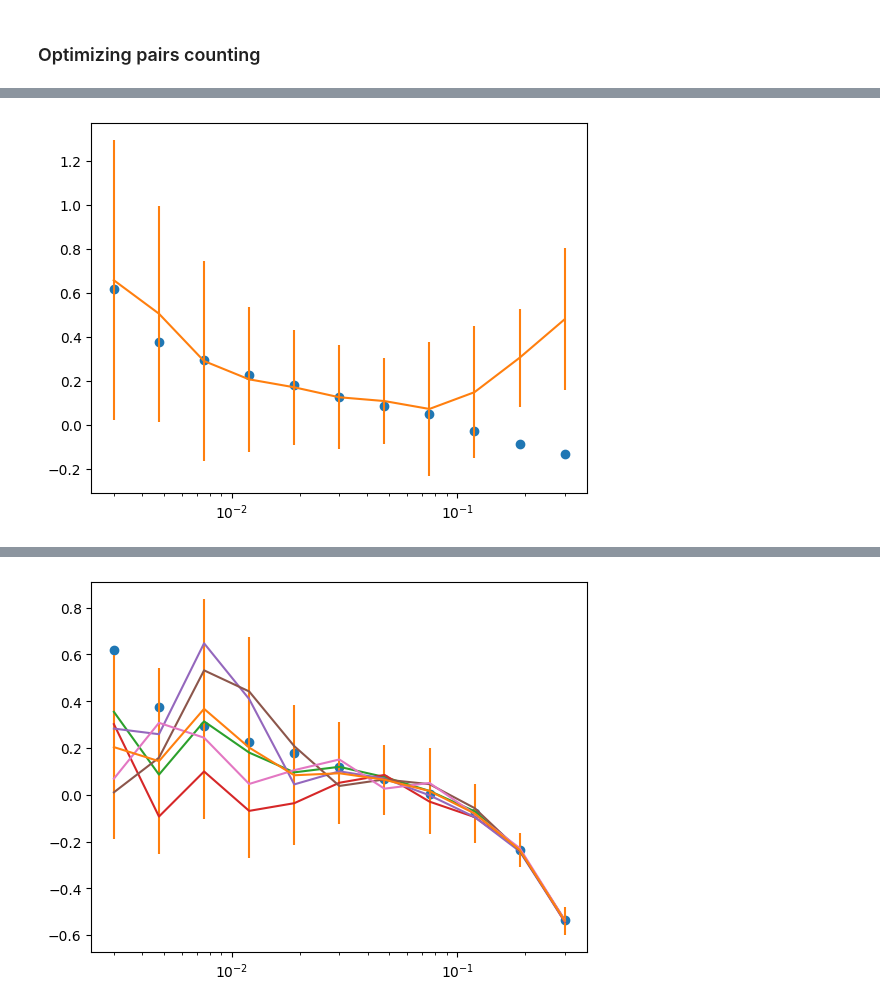
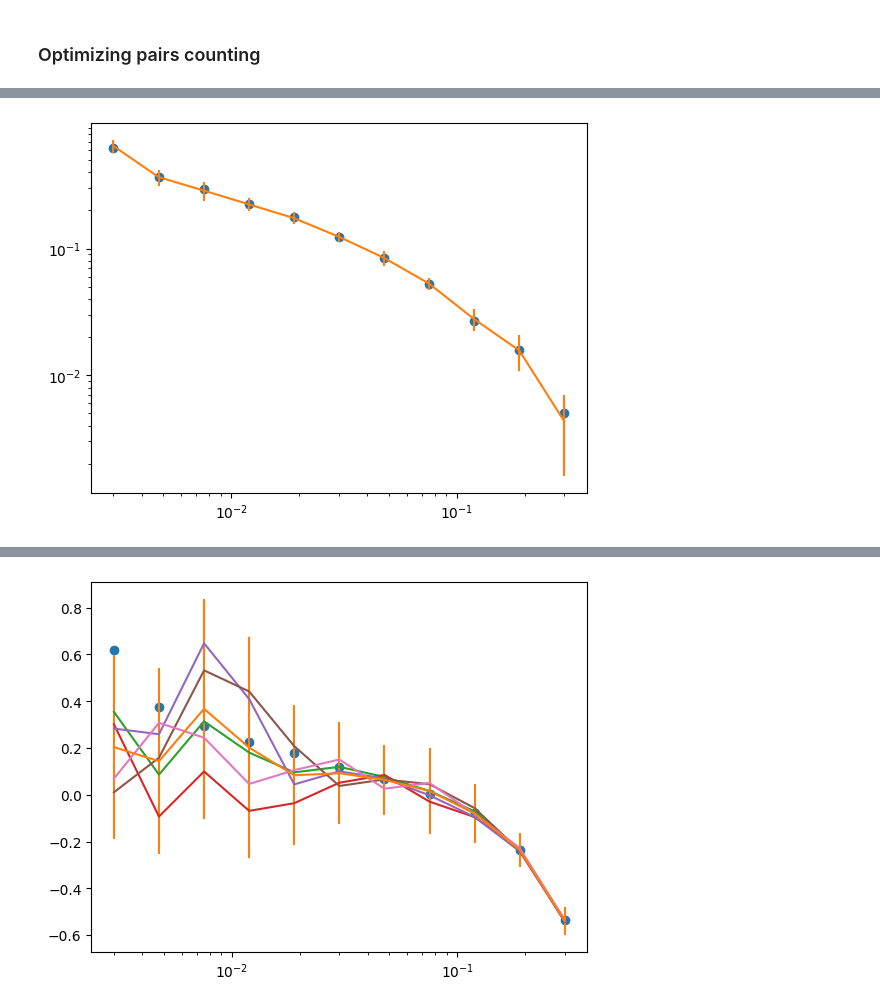
Before and after one commit to CosmicHitchhiker/ds_astro_2026s, a Jupyter notebook: ex1/ex1.ipynb, the cells around one changed output, grey strips where cells are left out. Cells and saved outputs as stored; diff of their text form; code cells hidden in the pictures.

```diff
--- a/ex1/ex1.ipynb
+++ b/ex1/ex1.ipynb
@@ -323,10 +332,10 @@ ax.set_yscale('log')
 # %%
-corr_blue_j, corr_blue_err, jackknife_blue = jacknife(blue_np, tp_corr_func_LS, sub_n=1000, args=(ang_bins,), itn=10, M=len(general_rand_field), rand_field=general_rand_field, RR_=RR)
+corr_blue_j, corr_blue_err, jackknife_blue = jacknife(blue_np, tp_corr_func_LS, sub_n=5000, args=(ang_bins,), itn=25, M=len(general_rand_field), rand_field=general_rand_field, RR_=RR)
 # %%
 fig, ax = plt.subplots()
 ax.plot(ang_bins, corr_blue, 'o')
 ax.errorbar(ang_bins, corr_blue_j, yerr=corr_blue_err)
 ax.set_xscale('log')
-# ax.set_yscale('log')
+ax.set_yscale('log')
 # %% [output]
-[figure, old version]
+[figure, new version]
```
Also changed, not shown: parts of 8 cells of this notebook.
